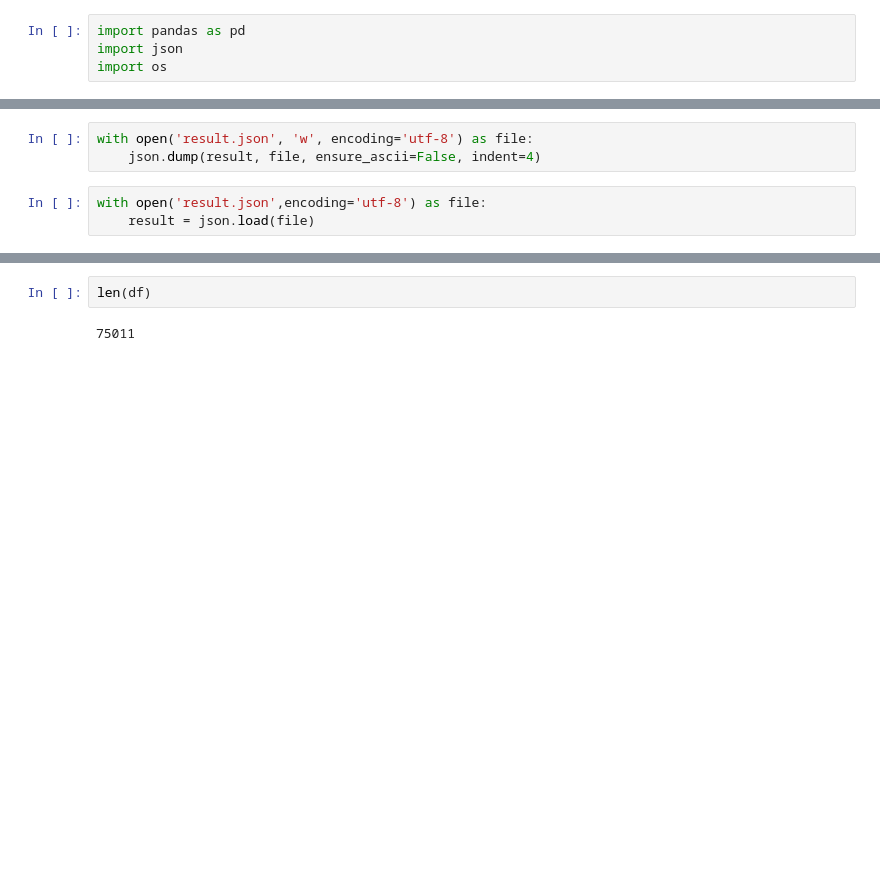
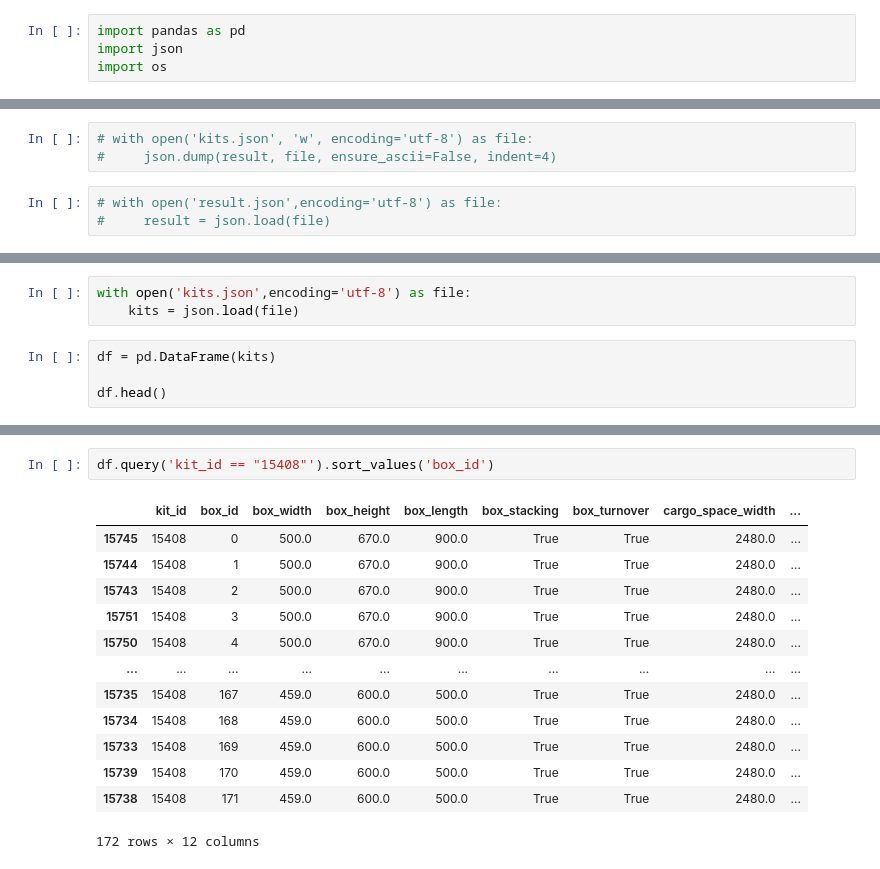
Before and after one commit to esvesv/gaprix, a Jupyter notebook: Untitled.ipynb, the cells around one changed output, grey strips where cells are left out. Cells and saved outputs as stored; diff of their text form; blank space fills up the shorter version.

```diff
--- a/Untitled.ipynb
+++ b/Untitled.ipynb
@@ -24,6 +27,6 @@ for file_name in files_names:
 # %%
-with open('result.json', 'w', encoding='utf-8') as file:
-    json.dump(result, file, ensure_ascii=False, indent=4)
+# with open('kits.json', 'w', encoding='utf-8') as file:
+#     json.dump(result, file, ensure_ascii=False, indent=4)
 # %%
-with open('result.json',encoding='utf-8') as file:
-    result = json.load(file)
+# with open('result.json',encoding='utf-8') as file:
+#     result = json.load(file)
@@ -35,0 +33,7 @@ df.id.nunique()
+# %%
+with open('kits.json',encoding='utf-8') as file:
+    kits = json.load(file)
+# %%
+df = pd.DataFrame(kits)
+
+df.head()
@@ -45,4 +67,16 @@ df.head()
-# %%
-len(df)
-# %% [output]
-75011
+# %%
+df.query('kit_id == "15408"').sort_values('box_id')
+# %% [output]
+|  | kit_id | box_id | box_width | box_height | box_length | box_stacking | box_turnover | cargo_space_width | ... |
+| 15745 | 15408 | 0 | 500.0 | 670.0 | 900.0 | True | True | 2480.0 | ... |
+| 15744 | 15408 | 1 | 500.0 | 670.0 | 900.0 | True | True | 2480.0 | ... |
+| 15743 | 15408 | 2 | 500.0 | 670.0 | 900.0 | True | True | 2480.0 | ... |
+| 15751 | 15408 | 3 | 500.0 | 670.0 | 900.0 | True | True | 2480.0 | ... |
+| 15750 | 15408 | 4 | 500.0 | 670.0 | 900.0 | True | True | 2480.0 | ... |
+| ... | ... | ... | ... | ... | ... | ... | ... | ... | ... |
+| 15735 | 15408 | 167 | 459.0 | 600.0 | 500.0 | True | True | 2480.0 | ... |
+| 15734 | 15408 | 168 | 459.0 | 600.0 | 500.0 | True | True | 2480.0 | ... |
+| 15733 | 15408 | 169 | 459.0 | 600.0 | 500.0 | True | True | 2480.0 | ... |
+| 15739 | 15408 | 170 | 459.0 | 600.0 | 500.0 | True | True | 2480.0 | ... |
+| 15738 | 15408 | 171 | 459.0 | 600.0 | 500.0 | True | True | 2480.0 | ... |
+172 rows × 12 columns
```
Also changed, not shown: parts of 11 cells of this notebook, 1 other file.
